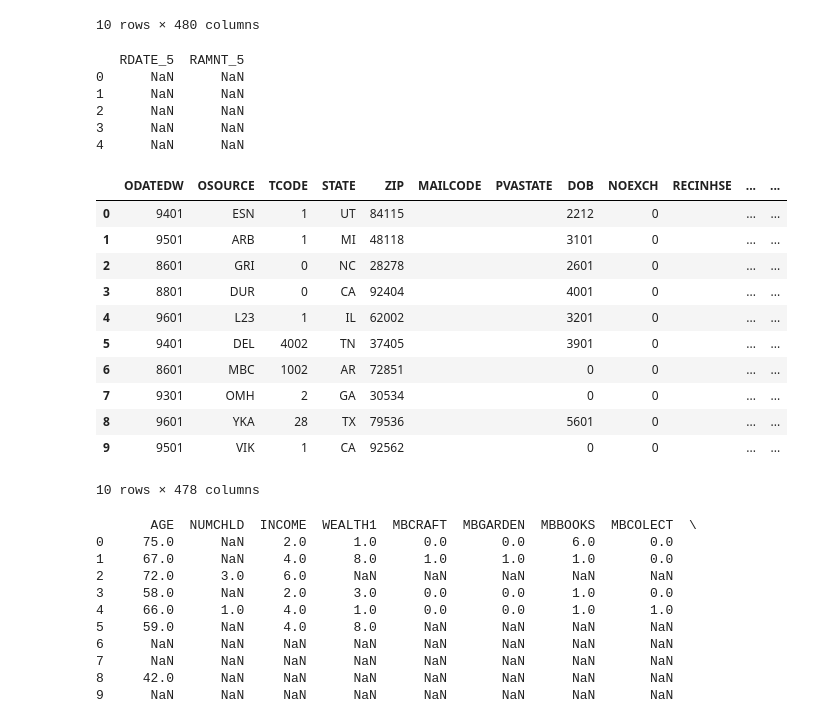
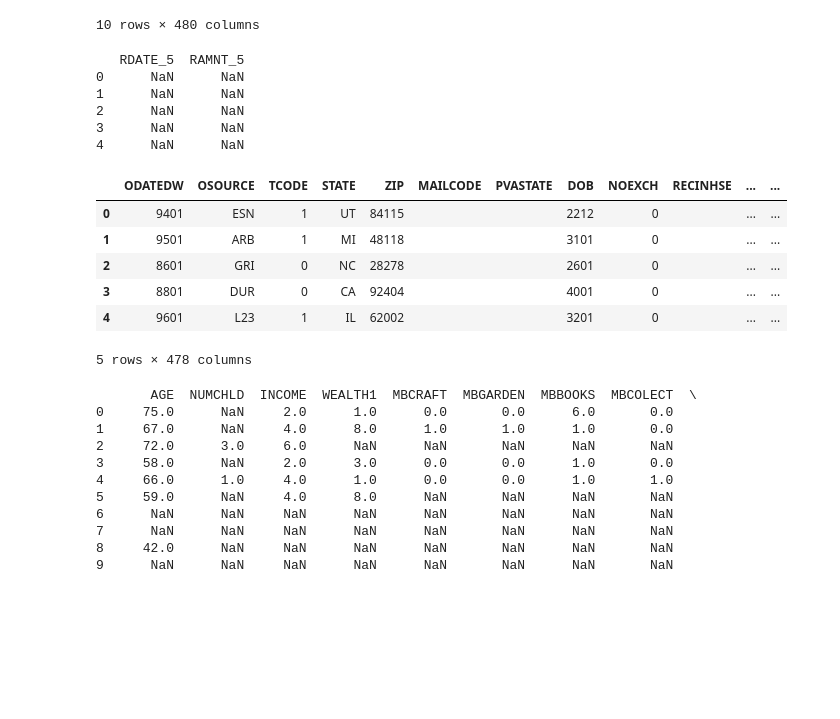
Before and after one commit to freecraver/ML-fun, a Jupyter notebook: kdd/kdd.ipynb, the cells around one changed output. Saved outputs shown, nothing was run; the diff lists cells and outputs as text; code cells hidden in the pictures; blank space fills up the shorter version.

```diff
--- a/kdd/kdd.ipynb
+++ b/kdd/kdd.ipynb
@@ -20,6 +20,7 @@ result_folder = "results/"
 test_set_ratio=0.1
 # %%
 df_data = pd.read_csv(data_path_train)
+df_test = pd.read_csv(data_path_test)
 df_data.head(10) #2500x480
 # %% [output]
 |  | ODATEDW | OSOURCE | TCODE | STATE | ZIP | MAILCODE | PVASTATE | DOB | NOEXCH | RECINHSE | ... | ... |
@@ -37,29 +38,25 @@ df_data.head(10) #2500x480
 # %%
 #print(df_data.isnull().values.sum())
 l_n_b = df_data.isnull().sum()>=2500
 print(df_data.loc[:,l_n_b].head(5))
 # drop completely empty columns
 df_data = df_data.drop(['RDATE_5', 'RAMNT_5'], axis=1)
-df_data.head(10) # 2500 x 478
+df_test = df_test.drop(['RDATE_5', 'RAMNT_5'], axis=1)
+df_data.head(5) # 2500 x 478
 # %% [output]
    RDATE_5  RAMNT_5
 0      NaN      NaN
 1      NaN      NaN
 2      NaN      NaN
 3      NaN      NaN
 4      NaN      NaN
 |  | ODATEDW | OSOURCE | TCODE | STATE | ZIP | MAILCODE | PVASTATE | DOB | NOEXCH | RECINHSE | ... | ... |
 | 0 | 9401 | ESN | 1 | UT | 84115 |  |  | 2212 | 0 |  | ... | ... |
 | 1 | 9501 | ARB | 1 | MI | 48118 |  |  | 3101 | 0 |  | ... | ... |
 | 2 | 8601 | GRI | 0 | NC | 28278 |  |  | 2601 | 0 |  | ... | ... |
 | 3 | 8801 | DUR | 0 | CA | 92404 |  |  | 4001 | 0 |  | ... | ... |
 | 4 | 9601 | L23 | 1 | IL | 62002 |  |  | 3201 | 0 |  | ... | ... |
-| 5 | 9401 | DEL | 4002 | TN | 37405 |  |  | 3901 | 0 |  | ... | ... |
-| 6 | 8601 | MBC | 1002 | AR | 72851 |  |  | 0 | 0 |  | ... | ... |
-| 7 | 9301 | OMH | 2 | GA | 30534 |  |  | 0 | 0 |  | ... | ... |
-| 8 | 9601 | YKA | 28 | TX | 79536 |  |  | 5601 | 0 |  | ... | ... |
-| 9 | 9501 | VIK | 1 | CA | 92562 |  |  | 0 | 0 |  | ... | ... |
-10 rows × 478 columns
+5 rows × 478 columns
 # %%
 # overview over missing values
 l_n_b = df_data.isnull().sum()>0
```
Also changed, not shown: parts of 24 cells of this notebook.
